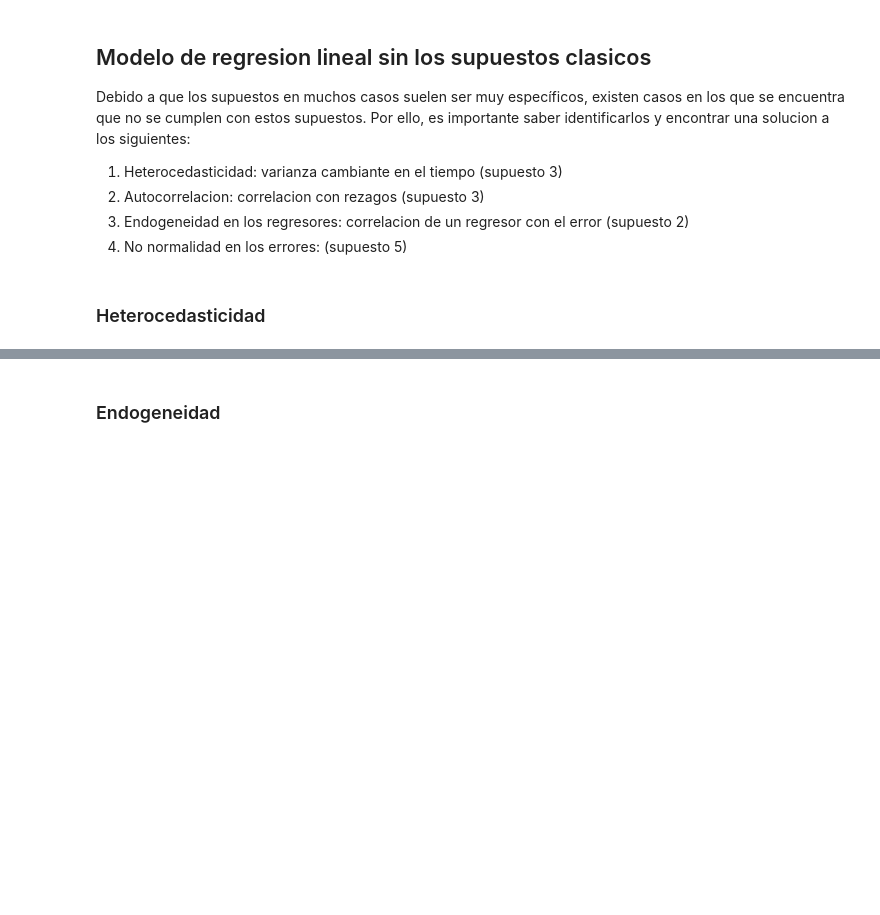
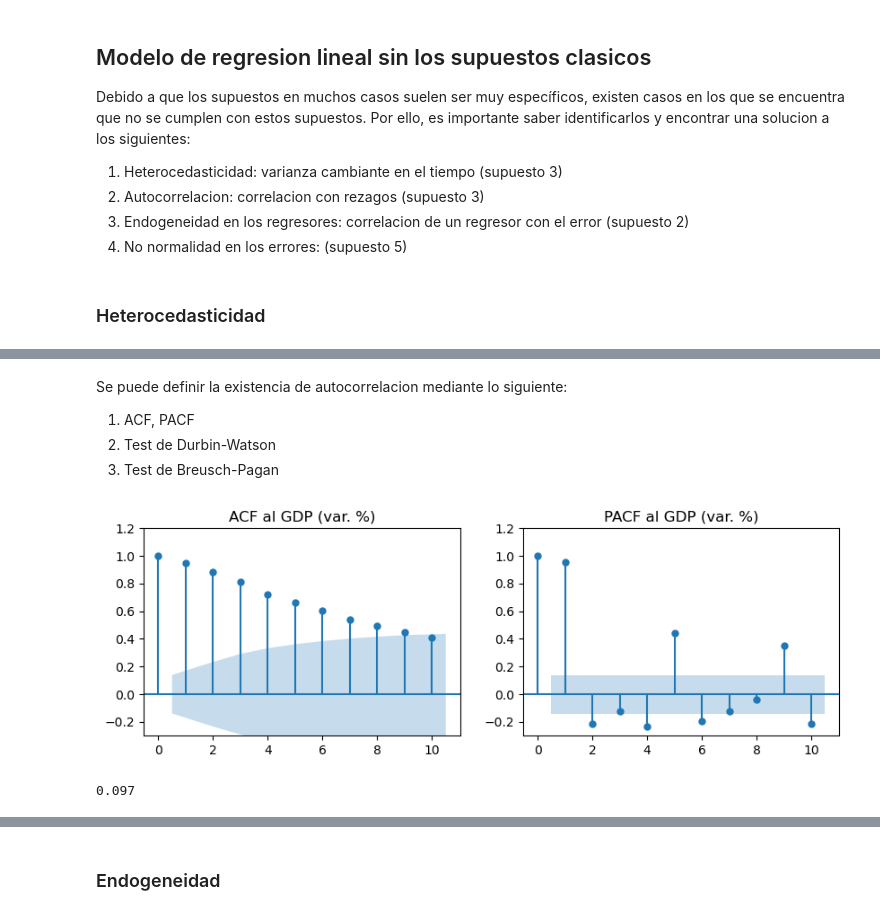
Before and after one commit to mauricioalvaradoo/cross_sectional, a Jupyter notebook: 3 NoAssumptions.ipynb, the cells around one changed output, grey strips where cells are left out. Drawn from its saved outputs; the diff is of its cells as text; code cells hidden in the pictures; blank space fills up the shorter version.

Commit message:
autocorrelacion completado

```diff
--- a/3 NoAssumptions.ipynb
+++ b/3 NoAssumptions.ipynb
@@ -16,0 +37,9 @@ import statsmodels.api as sm
+# %%
+X = dta.data[["realgdp"]]; y = dta.data["cpi"]
+X = np.log(X); y = np.log(y)
+
+X = X.diff(periods=4)*100; X = X.dropna()
+y = y.diff(periods=4)*100; y = y.dropna()
+
+# Añadir constante
+X = sm.add_constant(X)
@@ -16,0 +69,24 @@ import statsmodels.api as sm
+# %% [markdown]
+Se puede definir la existencia de autocorrelacion mediante lo siguiente:
+1. ACF, PACF
+2. Test de Durbin-Watson
+3. Test de Breusch-Pagan
+# %%
+# Test 1
+fig, ax = plt.subplots(1, 2, figsize=(10,3))
+
+plot_acf(y, ax=ax[0], lags=10, title="ACF al GDP (var. %)", alpha=0.05)
+plot_pacf(y, ax=ax[1], lags=10, title="PACF al GDP (var. %)", alpha=0.05)
+
+ax[0].set_ylim([-0.3, 1.2])
+ax[1].set_ylim([-0.3, 1.2])
+
+plt.savefig("./figures/acf_pacf_gdp.pdf")
+plt.show()
+# %% [output]
+[figure, added]
+# %%
+# Test 2
+np.round(durbin_watson(results.resid), 3) # Autocorrelacion positiva
+# %% [output]
+0.097
```
Also changed, not shown: parts of 10 cells of this notebook, 11 other files.
